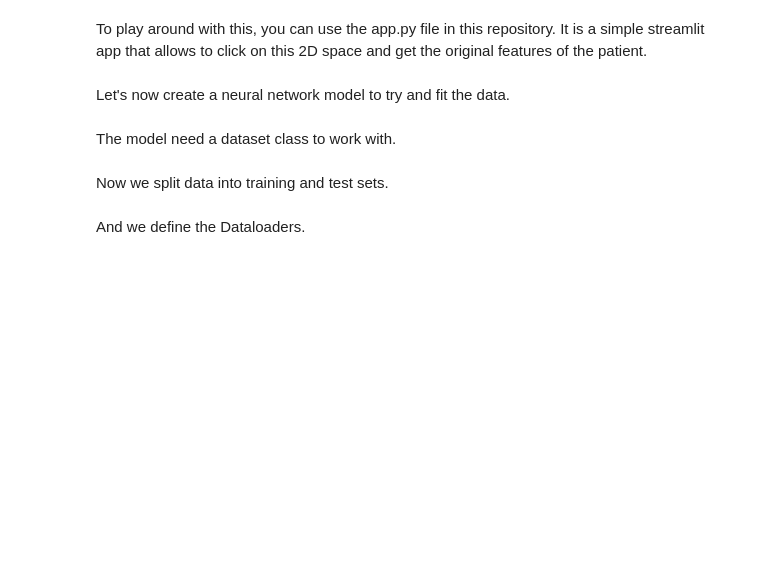
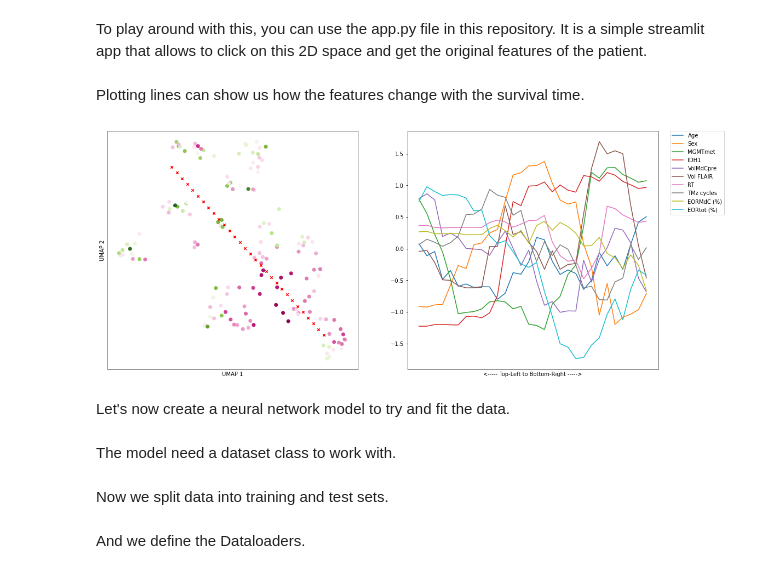
Before and after one commit to gullo97/medicine2, a Jupyter notebook: notebook.ipynb, the cells around one changed output. Drawn from its saved outputs; the diff is of its cells as text; code cells hidden in the pictures; blank space fills up the shorter version.

```diff
--- a/notebook.ipynb
+++ b/notebook.ipynb
@@ -201,5 +202,48 @@ plt.savefig('umap_embedding_reversed_3.png')
 # %% [markdown]
 To play around with this, you can use the app.py file in this repository. It is a simple streamlit app that allows to click on this 2D space and get the original features of the patient.
+# %% [markdown]
+Plotting lines can show us how the features change with the survival time.
+# %%
+def line_centered_at_point(point, slope, length=1, n_samples=3):
+    """Return a line centered at a point with a given slope and length."""
+    xs = np.linspace(point[0] - length/2, point[0] + length/2, n_samples)
+    if slope == 0:
+        ys = np.ones(n_samples) * point[1]
+    else:
+        ys = point[1] + (xs - point[0]) * slope
+    return np.array([xs, ys]).T
+
+test_pts = np.array([11,5.5])
+test_pts = line_centered_at_point(test_pts, -1, length=5, n_samples=30)
+inv_transformed_points = mapper.inverse_transform(test_pts)
+
+#plot embedding and inverse transformed points
+plt.figure(figsize=(18,8))
+plt.subplot(1,2,1)
+plt.scatter(mapper.embedding_[:, 0], mapper.embedding_[:, 1], c=labels, cmap='PiYG')
+plt.scatter(test_pts[:, 0], test_pts[:, 1], c='red', marker='x', s=20)
+plt.xlabel('UMAP 1')
+plt.ylabel('UMAP 2')
+plt.xticks([])
+plt.yticks([])
+
+# colors = ['r', 'g', 'b', 'y', 'c', 'm', 'k']
+# ax2 = plt.subplot(1,2,2, projection='3d')
+# for i, point in enumerate(inv_transformed_points):
+#     ax2.bar(range(len(point)), point, zs=i, zdir='y', color=colors[i%len(colors)], alpha=0.8)
+# plt.xticks(range(len(inv_transformed_points[0])), data.columns[:-2], rotation=35)
+
+ax2 = plt.subplot(1,2,2)
+for i in range(len(inv_transformed_points[0])):
+    ax2.plot(inv_transformed_points[:, i], label=data.columns[i])
+ax2.legend(bbox_to_anchor=(1.05, 1), loc='upper left', borderaxespad=0.)
+plt.xticks([])
+plt.xlabel('<----- Top-Left to Bottom-Right ----->')
+
+
+# plt.savefig('umap_embedding_reversed_line.png')
+# %% [output]
+[figure, added]
 # %% [markdown]
 Let's now create a neural network model to try and fit the data.
 # %%
```
Also changed, not shown: parts of 2 cells of this notebook, 8 other files.
